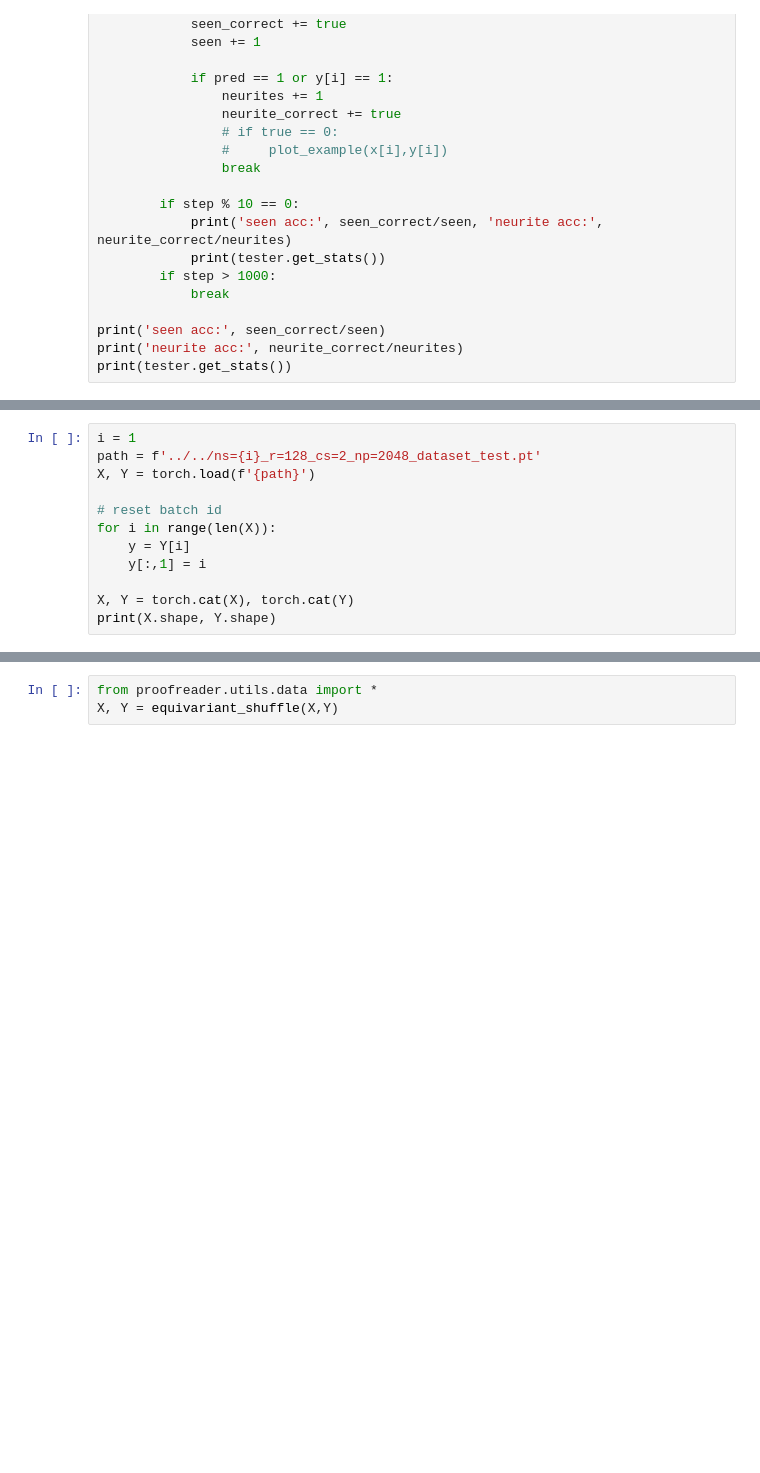
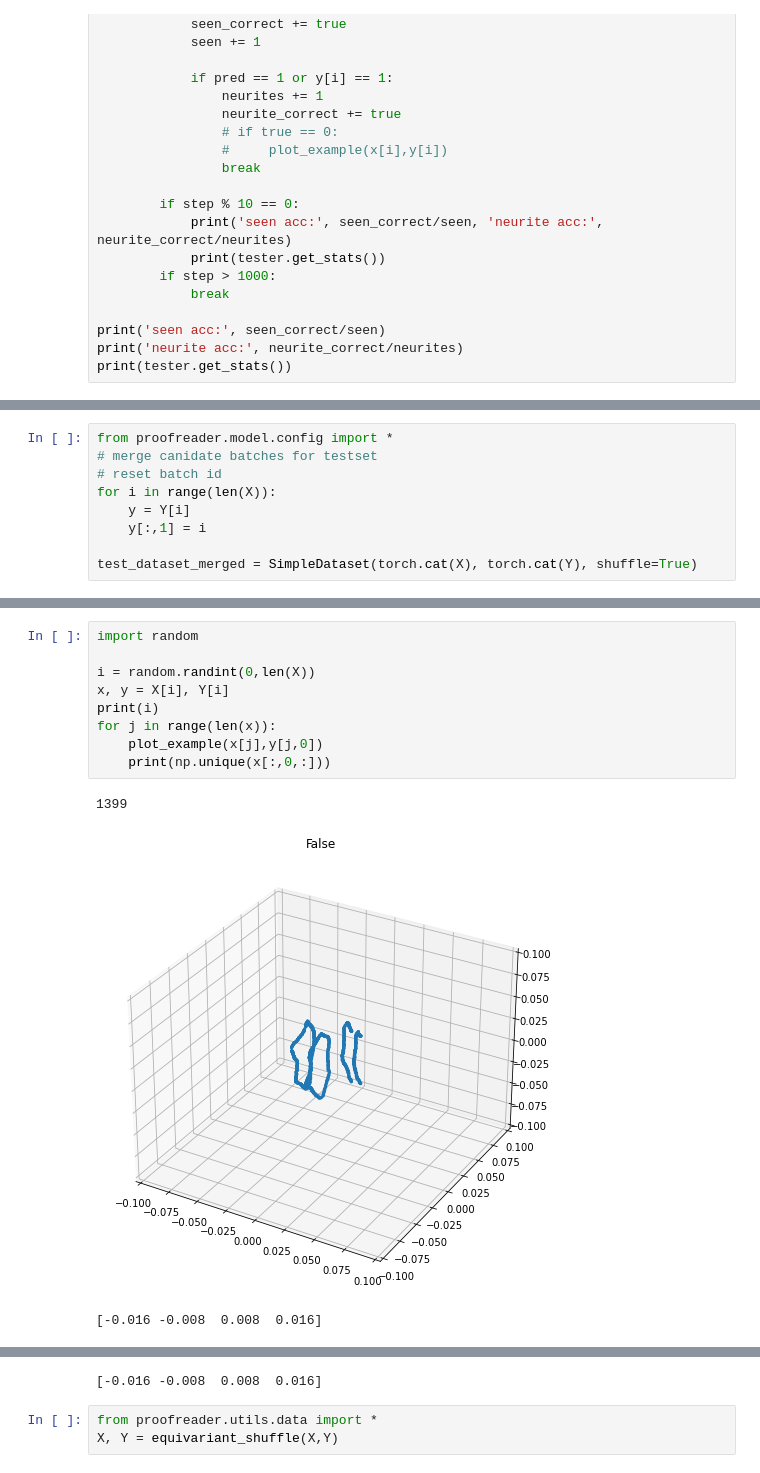
Before and after one commit to image-infomatics/proofreader, a Jupyter notebook: proofreader/notebooks/training_example.ipynb, the cells around one changed output, grey strips where cells are left out. Cells and saved outputs as stored; diff of their text form; blank space fills up the shorter version.

```diff
--- a/proofreader/notebooks/training_example.ipynb
+++ b/proofreader/notebooks/training_example.ipynb
@@ -132,12 +146,9 @@ for i in range(1,6):
 # %%
-i = 1
-path = f'../../ns={i}_r=128_cs=2_np=2048_dataset_test.pt'
-X, Y = torch.load(f'{path}')
-
+from proofreader.model.config import *
+# merge canidate batches for testset
 # reset batch id
 for i in range(len(X)):
     y = Y[i]
     y[:,1] = i
 
-X, Y = torch.cat(X), torch.cat(Y)
-print(X.shape, Y.shape)
+test_dataset_merged = SimpleDataset(torch.cat(X), torch.cat(Y), shuffle=True)
@@ -143,0 +191,13 @@ print(X.shape, Y.shape)
+# %%
+import random
+
+i = random.randint(0,len(X))
+x, y = X[i], Y[i]
+print(i)
+for j in range(len(x)):
+    plot_example(x[j],y[j,0])
+    print(np.unique(x[:,0,:]))
+# %% [output]
+1399
+[figure, added]
+[-0.016 -0.008  0.008  0.016]
@@ -144,3 +205,4 @@ print(X.shape, Y.shape)
+[-0.016 -0.008  0.008  0.016]
 # %%
 from proofreader.utils.data import *
 X, Y = equivariant_shuffle(X,Y)
```
Also changed, not shown: parts of 7 cells of this notebook, 5 other files.
